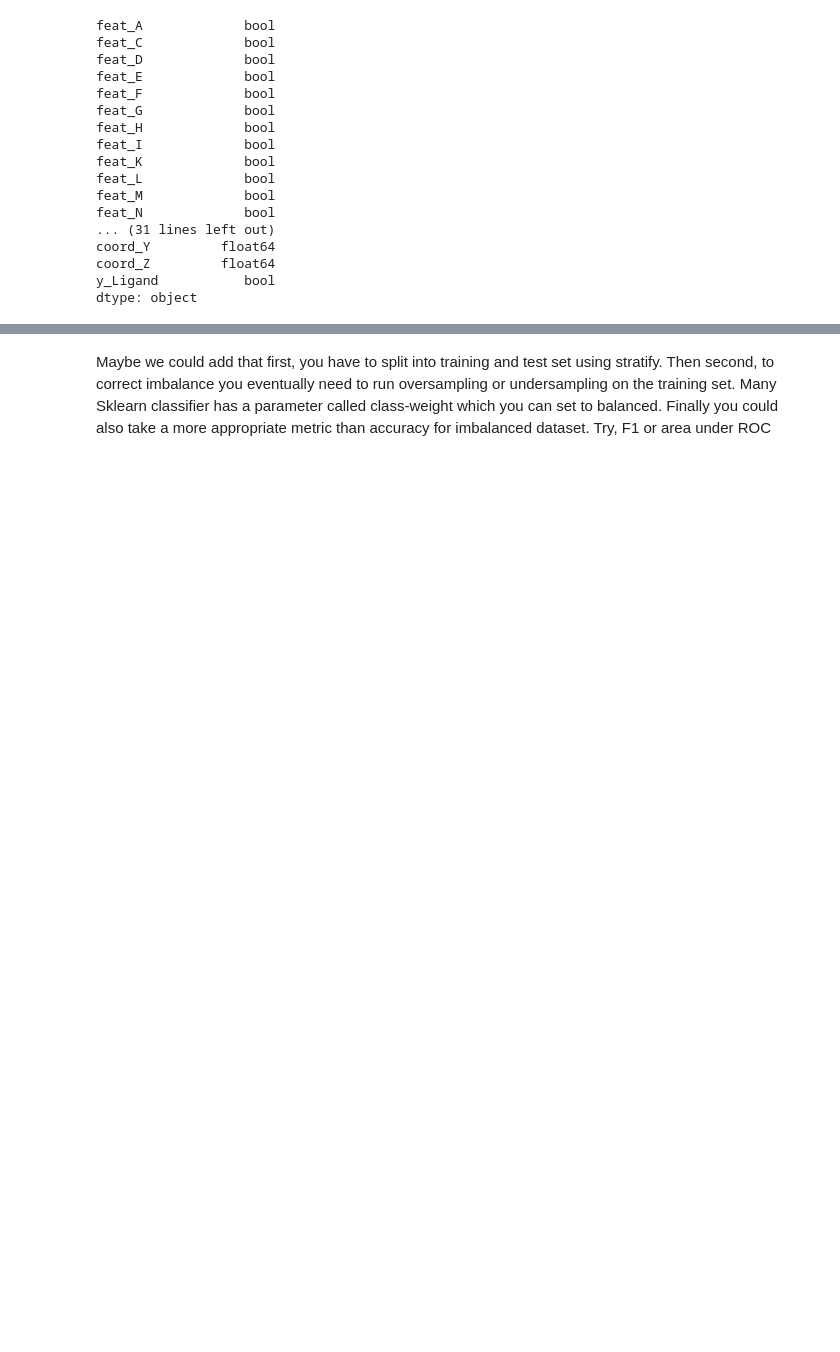
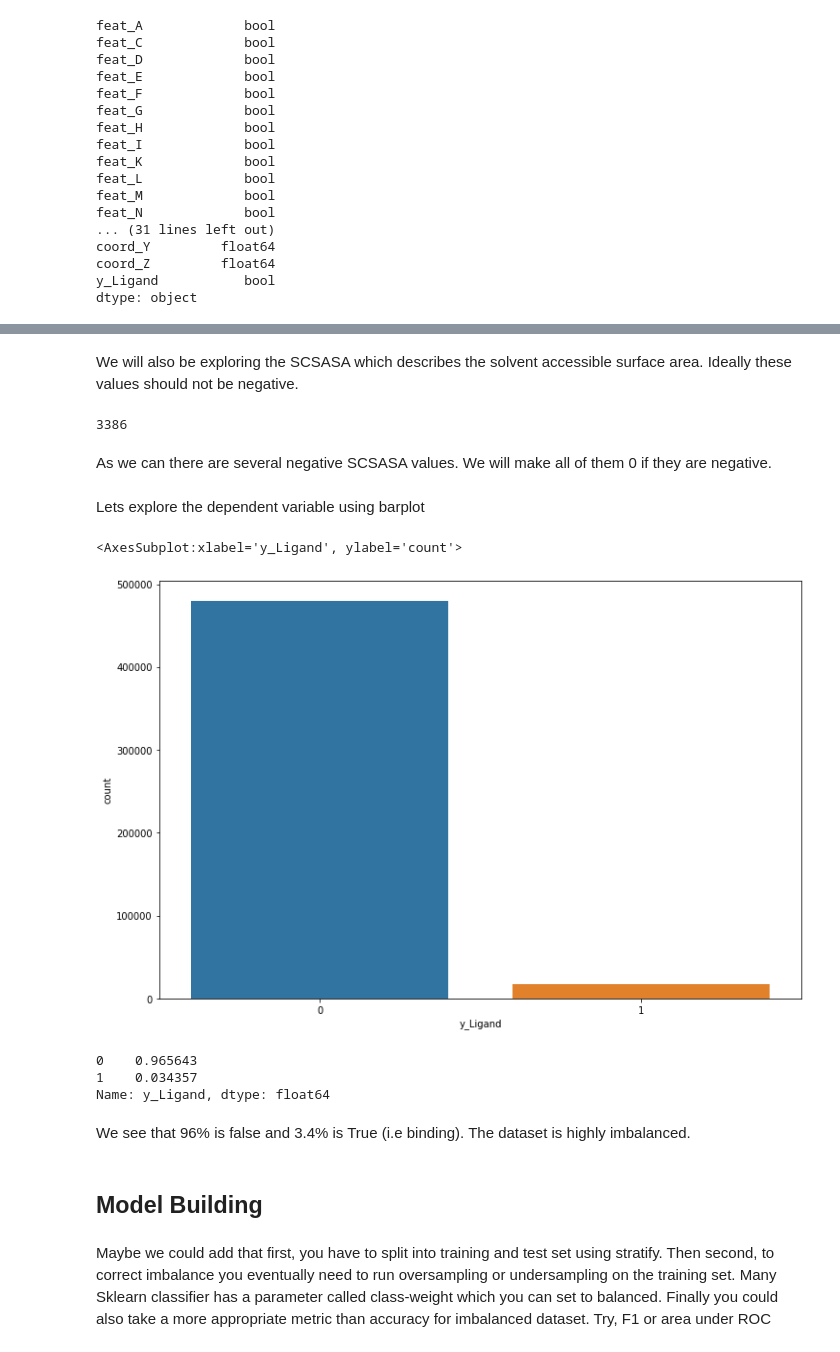
Before and after one commit to rayan-roy/Team-Snowflakes, a Jupyter notebook: Cyclica_challenge_Notebook.ipynb, the cells around one changed output, grey strips where cells are left out. Cells and saved outputs as stored; diff of their text form; code cells hidden in the pictures; blank space fills up the shorter version.

```diff
--- a/Cyclica_challenge_Notebook.ipynb
+++ b/Cyclica_challenge_Notebook.ipynb
@@ -92,0 +99,8 @@ dtype: object
+# %% [markdown]
+We will also be exploring the SCSASA which describes the solvent accessible surface area. Ideally these values should not be negative.
+# %%
+len(df_train[df_train.feat_SCSASA < 0])
+# %% [output]
+3386
+# %% [markdown]
+As we can there are several negative SCSASA values. We will make all of them 0 if they are negative.
@@ -93,2 +109,24 @@ dtype: object
+# %% [markdown]
+Lets explore the dependent variable using barplot
+# %%
+import warnings
+warnings.filterwarnings("ignore")
+import seaborn as sns
+import matplotlib.pyplot as plt
+plt.figure(figsize=(12,8))
+sns.countplot(df_train.y_Ligand)
+# %% [output]
+<AxesSubplot:xlabel='y_Ligand', ylabel='count'>
+[figure, added]
+# %%
+df_train.y_Ligand.value_counts()/df_train.shape[0]
+# %% [output]
+0    0.965643
+1    0.034357
+Name: y_Ligand, dtype: float64
+# %% [markdown]
+We see that 96% is false and 3.4% is True (i.e binding). The dataset is highly imbalanced.
+# %% [markdown]
+## Model Building
 # %% [markdown]
 Maybe we could add that first, you have to split into training and test set using stratify. Then second, to correct imbalance you eventually need to run oversampling or undersampling on the training set. Many Sklearn classifier has a parameter called class-weight which you can set to balanced. Finally you could also take a more appropriate metric than accuracy for imbalanced dataset. Try, F1 or area under ROC
```
Also changed, not shown: parts of 81 cells of this notebook.
